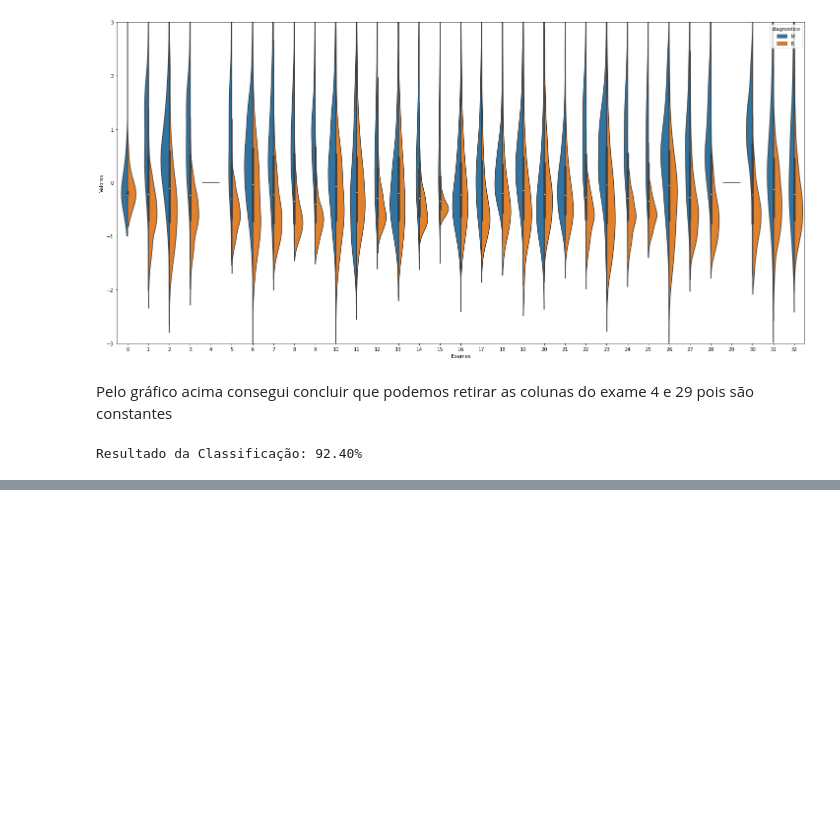
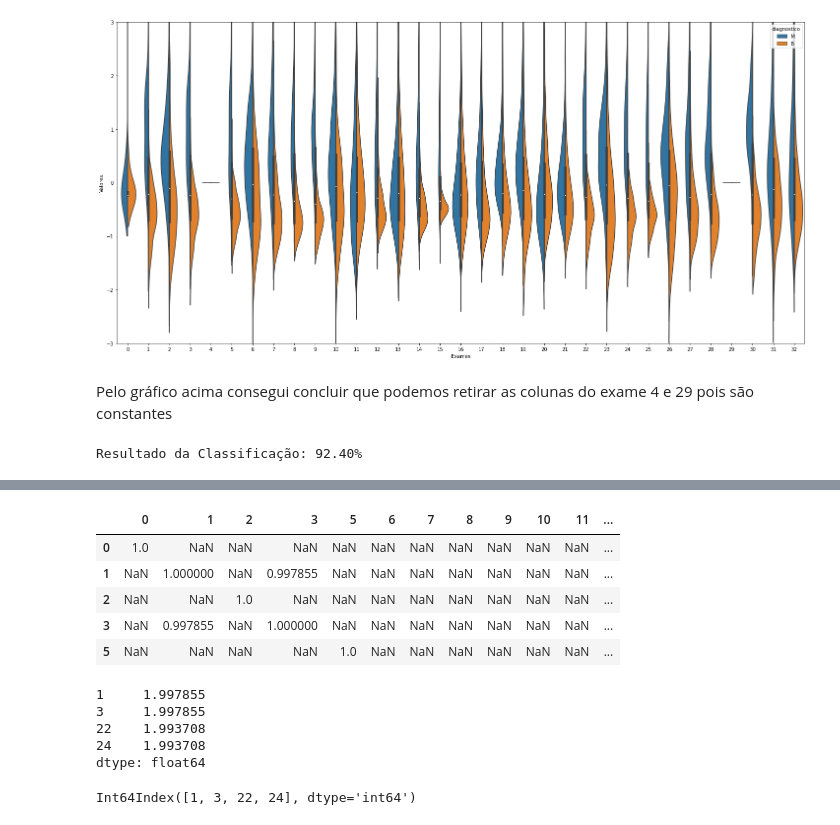
Before and after one commit to KaueAbbe/Projeto-Estude_Python, a Jupyter notebook: Estude Machine Learning/Previsao/Multiplas_Dimensionalidades.ipynb, the cells around one changed output, grey strips where cells are left out. Drawn from its saved outputs; the diff is of its cells as text; code cells hidden in the pictures; blank space fills up the shorter version.

```diff
--- a/Estude Machine Learning/Previsao/Multiplas_Dimensionalidades.ipynb
+++ b/Estude Machine Learning/Previsao/Multiplas_Dimensionalidades.ipynb
@@ -141,0 +165,22 @@ Resultado da Classificação: 92.40%
+# %%
+matriz_correlacao_v1.head()
+# %% [output]
+|  | 0 | 1 | 2 | 3 | 5 | 6 | 7 | 8 | 9 | 10 | 11 | ... |
+| 0 | 1.0 | NaN | NaN | NaN | NaN | NaN | NaN | NaN | NaN | NaN | NaN | ... |
+| 1 | NaN | 1.000000 | NaN | 0.997855 | NaN | NaN | NaN | NaN | NaN | NaN | NaN | ... |
+| 2 | NaN | NaN | 1.0 | NaN | NaN | NaN | NaN | NaN | NaN | NaN | NaN | ... |
+| 3 | NaN | 0.997855 | NaN | 1.000000 | NaN | NaN | NaN | NaN | NaN | NaN | NaN | ... |
+| 5 | NaN | NaN | NaN | NaN | 1.0 | NaN | NaN | NaN | NaN | NaN | NaN | ... |
+# %%
+matriz_correlacao_v2 = matriz_correlacao_v1.sum()[matriz_correlacao_v1.sum() > 1]
+matriz_correlacao_v2
+# %% [output]
+1     1.997855
+3     1.997855
+22    1.993708
+24    1.993708
+dtype: float64
+# %%
+matriz_correlacao_v2.index
+# %% [output]
+Int64Index([1, 3, 22, 24], dtype='int64')
```
Also changed, not shown: parts of 15 cells of this notebook.
